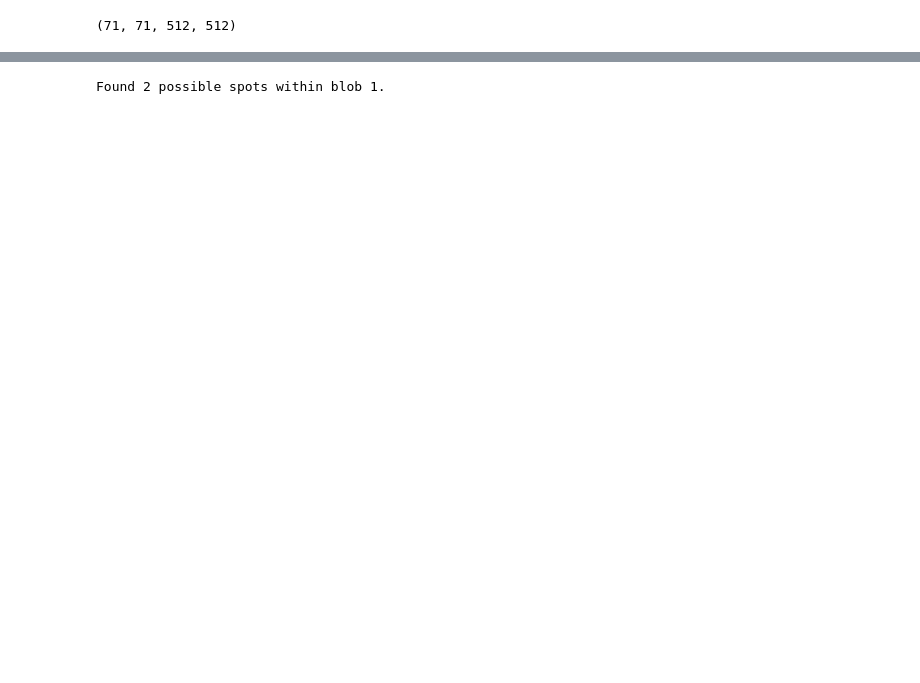
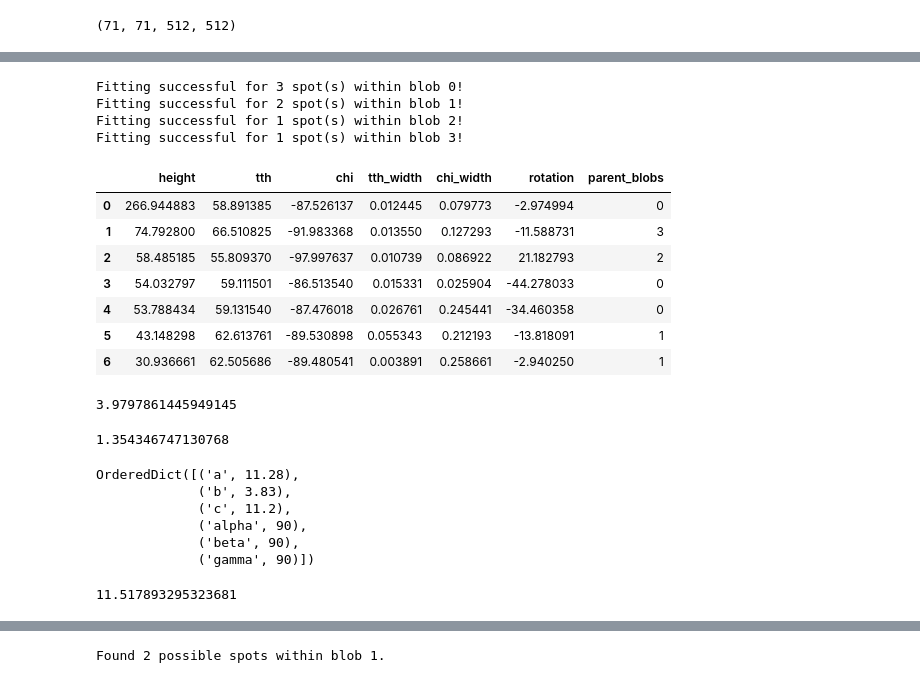
Before and after one commit to emusterman/xrdmaptools, a Jupyter notebook: testing_notebooks/raw_image_processing.ipynb, the cells around one changed output, grey strips where cells are left out. Drawn from its saved outputs; the diff is of its cells as text; code cells hidden in the pictures; blank space fills up the shorter version.

```diff
--- a/testing_notebooks/raw_image_processing.ipynb
+++ b/testing_notebooks/raw_image_processing.ipynb
@@ -86,19 +56,0 @@ plt.show()
-# %%
-# The Whole Thing
-mult = 1
-sig_thresh = mult * np.std(np.multiply(flat_img, mask_img))
-
-j, i = 29, 5
-test_img = interpolate_merlin_mask(np.multiply((np.copy(map_img[i, j]) - flat_img), mask_img))
-fixed_img = find_outlier_pixels(test_img, size=2, tolerance=3, significance=5 * np.std(np.multiply(flat_img, mask_img)))
-res = ai.integrate2d_ng(fixed_img, tth_num, chi_num, unit='2th_deg')
-fixed_img = res[0]
-
-# Finding significant blobs
-blob_df = find_blobs(fixed_img, sig_thresh, plotme=False, listme=False)
-
-# Fitting all blobs with peak functions
-blob_df = fit_blobs(fixed_img, sig_thresh, blob_df, GaussianFunctions(), plotme=True)
-
-# Find spots within blobs
-blob_df = find_blob_spots(fixed_img, blob_df, plotme=False)
@@ -225,0 +81,27 @@ array([[158.23638826,  60.73308523, -85.84311264,   0.00993016,
+# %%
+blob_img[*spots[1].T[::-1]]
+
+# Fitting all blobs with peak functions
+blob_df = fit_blobs(fixed_img, sig_thresh, blob_df, LorentzianFunctions(), tth=tth, chi=chi, plotme=False)
+
+# Find spots within blobs
+blob_df = find_blob_spots(fixed_img, blob_df, tth=tth, chi=chi, plotme=False)
+
+# Fit spots within blobs
+spot_df = adaptive_spot_fitting(fixed_img, blob_df, sig_thresh, LorentzianFunctions(), tth=tth, chi=chi, plotme=False)
+# %% [output]
+Fitting successful for 3 spot(s) within blob 0!
+Fitting successful for 2 spot(s) within blob 1!
+Fitting successful for 1 spot(s) within blob 2!
+Fitting successful for 1 spot(s) within blob 3!
+# %%
+spot_df
+# %% [output]
+|  | height | tth | chi | tth_width | chi_width | rotation | parent_blobs |
+| 0 | 266.944883 | 58.891385 | -87.526137 | 0.012445 | 0.079773 | -2.974994 | 0 |
+| 1 | 74.792800 | 66.510825 | -91.983368 | 0.013550 | 0.127293 | -11.588731 | 3 |
+| 2 | 58.485185 | 55.809370 | -97.997637 | 0.010739 | 0.086922 | 21.182793 | 2 |
+| 3 | 54.032797 | 59.111501 | -86.513540 | 0.015331 | 0.025904 | -44.278033 | 0 |
+| 4 | 53.788434 | 59.131540 | -87.476018 | 0.026761 | 0.245441 | -34.460358 | 0 |
+| 5 | 43.148298 | 62.613761 | -89.530898 | 0.055343 | 0.212193 | -13.818091 | 1 |
+| 6 | 30.936661 | 62.505686 | -89.480541 | 0.003891 | 0.258661 | -2.940250 | 1 |
@@ -225,0 +117,21 @@ array([[158.23638826,  60.73308523, -85.84311264,   0.00993016,
+# %%
+1 / (np.linalg.norm(q_dict['1'] - q_dict['2']) / 2 / np.pi)
+# %% [output]
+3.9797861445949145
+# %%
+np.linalg.norm(q_vect(spot_df['tth'][2], spot_df['chi'][2], energy_2_wavelength(15)) - q_vect(spot_df['tth'][3], spot_df['chi'][3], energy_2_wavelength(15)))
+# %% [output]
+1.354346747130768
+# %%
+stibnite.lattice._parameters
+# %% [output]
+OrderedDict([('a', 11.28),
+             ('b', 3.83),
+             ('c', 11.2),
+             ('alpha', 90),
+             ('beta', 90),
+             ('gamma', 90)])
+# %%
+1 / (np.linalg.norm(q_dict['0'] - q_dict['5']) / 2 / np.pi)
+# %% [output]
+11.517893295323681
```
Also changed, not shown: parts of 75 cells of this notebook, 18 other files.
